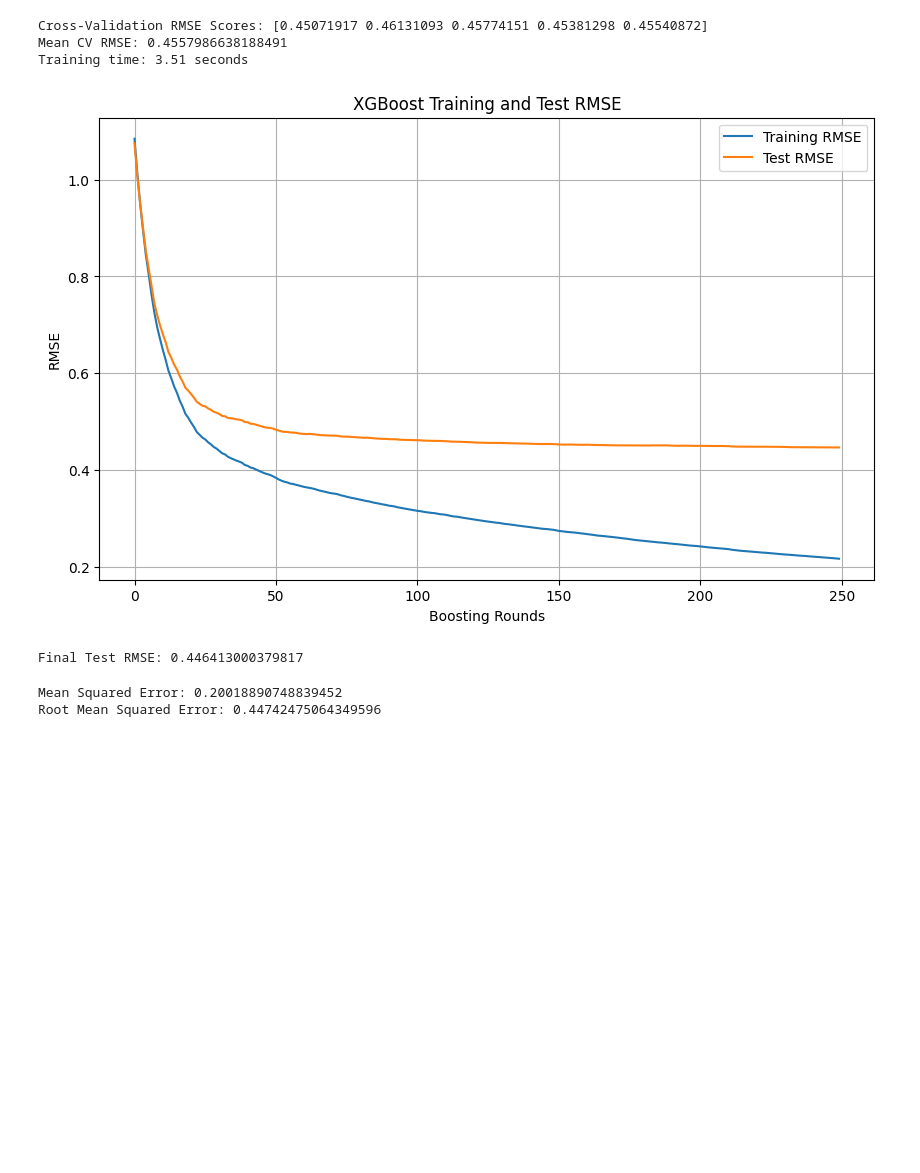
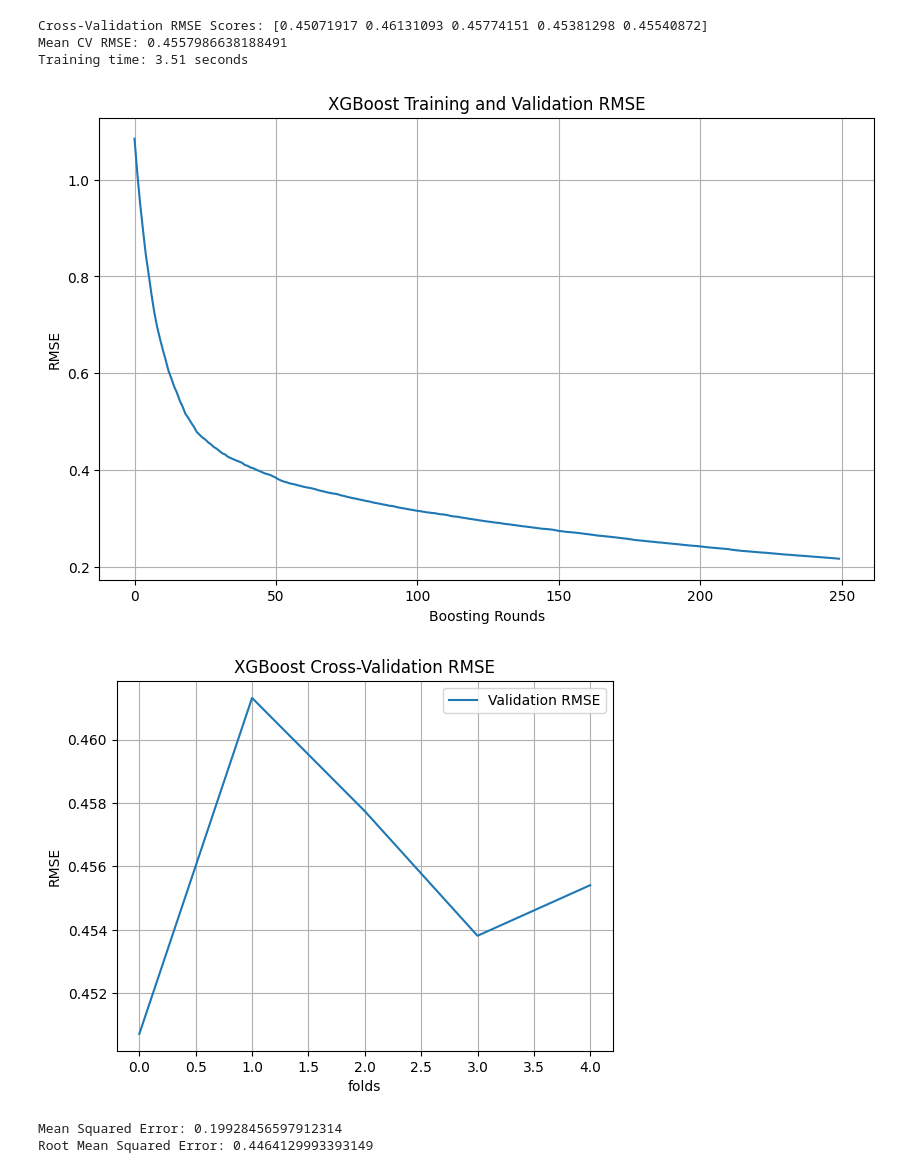
Before and after one commit to thess34/XGB-California-housing, a Jupyter notebook: XGB_Cali_HousePrice.ipynb, the cells around one changed output. Saved outputs shown, nothing was run; the diff lists cells and outputs as text; code cells hidden in the pictures; blank space fills up the shorter version.

Commit message:
train, cv, test

```diff
--- a/XGB_Cali_HousePrice.ipynb
+++ b/XGB_Cali_HousePrice.ipynb
@@ -22,49 +19,56 @@ X_train, X_test, y_train, y_test = train_test_split(X, y, test_size=0.2, random_
 # %%
+# Split data
+X_train, X_test, y_train, y_test = train_test_split(X, y, test_size=0.2, random_state=42)
+
 # Train XGB model
 model = xgb.XGBRegressor(**config) # uses the ** to unpack the dictionary of the hyperparams # n_jobs=-1 uses all CPU cores # -2 uses all but one core
 # if using cv, use n_jobs=-1 there and not above to avoid conflicts or redundant parallelism
 start_time = time()
 model.fit(X_train,
           y_train,
-          eval_set=[(X_train, y_train), (X_test, y_test)],
-          verbose=False, # T = print each boosting round, F = silent
+          eval_set=[(X_train, y_train)], # Training only
+          verbose=False # T = print each boosting round, F = silent
           )
+
+eval_results = model.evals_result()
+train_rmse = eval_results['validation_0']['rmse']
+
+
 cv_scores = cross_val_score(model, X_train, y_train,
                            cv=5,  # 5-fold cross validation
                            scoring='neg_mean_squared_error',
                            n_jobs=-1)  # Use all available cores
 cv_rmse_scores = (-cv_scores) ** 0.5
 print(f"Cross-Validation RMSE Scores: {cv_rmse_scores}")
 print(f"Mean CV RMSE: {cv_rmse_scores.mean()}")
 
-# Training history
-evals = model.evals_result()
-train_rmse = evals['validation_0']['rmse']
-test_rmse = evals['validation_1']['rmse']
 
 end_time = time()
 print(f"Training time: {end_time - start_time:.2f} seconds")
 
 # Plot training and evaluation RMSE
 import matplotlib.pyplot as plt
 plt.figure(figsize=(10, 6))
 plt.plot(train_rmse, label='Training RMSE')
-plt.plot(test_rmse, label='Test RMSE')
 plt.xlabel('Boosting Rounds')
 plt.ylabel('RMSE')
-plt.title('XGBoost Training and Test RMSE')
+plt.title('XGBoost Training and Validation RMSE')
+plt.grid()
+plt.show()
+
+plt.plot(cv_rmse_scores, label='Validation RMSE')
+plt.xlabel('folds')
+plt.ylabel('RMSE')
+plt.title('XGBoost Cross-Validation RMSE')
 plt.legend()
 plt.grid()
 plt.show()
-
-final_test_rmse = test_rmse[-1]
-print(f"Final Test RMSE: {final_test_rmse}")
 # %% [output]
 Cross-Validation RMSE Scores: [0.45071917 0.46131093 0.45774151 0.45381298 0.45540872]
 Mean CV RMSE: 0.4557986638188491
 Training time: 3.51 seconds
-[figure, old version]
+[figure, new version]
-Final Test RMSE: 0.446413000379817
+[figure, added]
 # %%
 # Predict and Evaluate
 # Confirm I calculated metrics correctly in code block above
@@ -74,5 +78,5 @@ print(f"Mean Squared Error: {mse}")
 rmse = mse ** 0.5
 print(f"Root Mean Squared Error: {rmse}")
 # %% [output]
-Mean Squared Error: 0.20018890748839452
-Root Mean Squared Error: 0.44742475064349596
+Mean Squared Error: 0.19928456597912314
+Root Mean Squared Error: 0.4464129993393149
```
Also changed, not shown: parts of 1 cell of this notebook.
